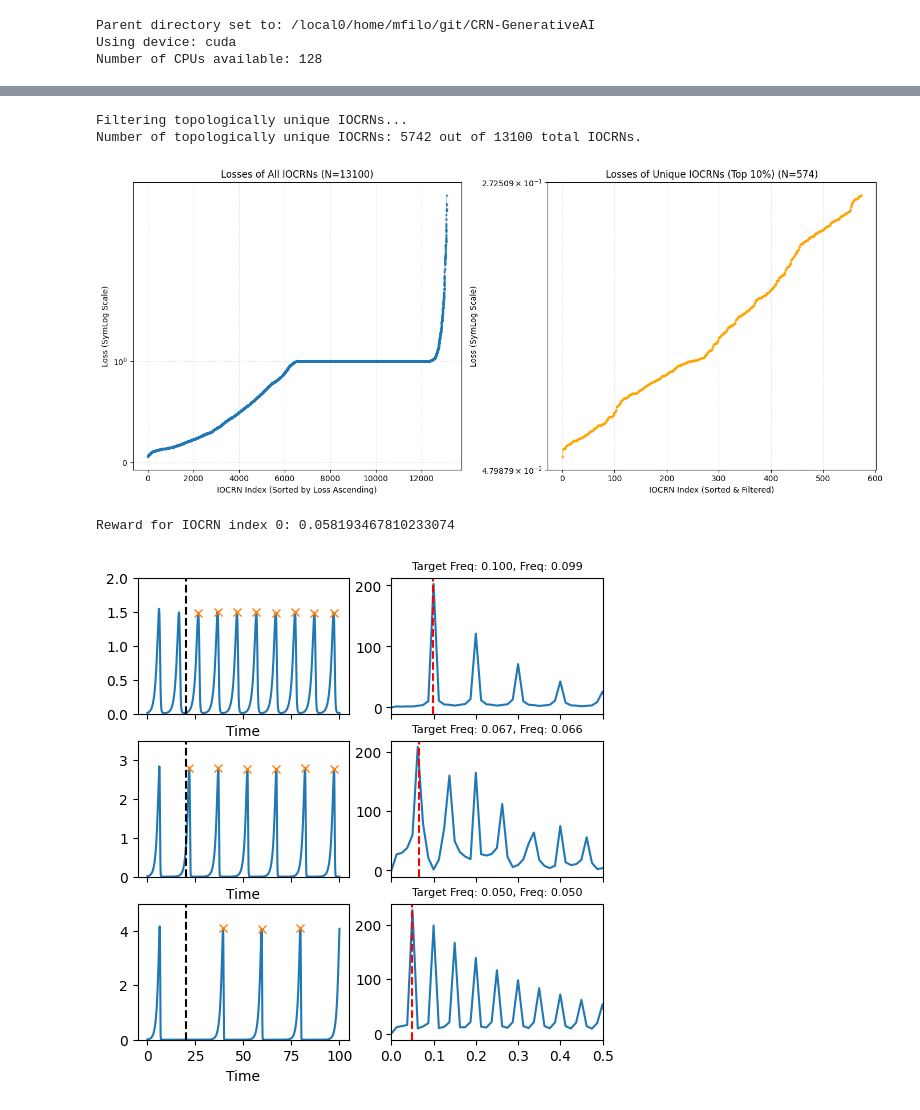
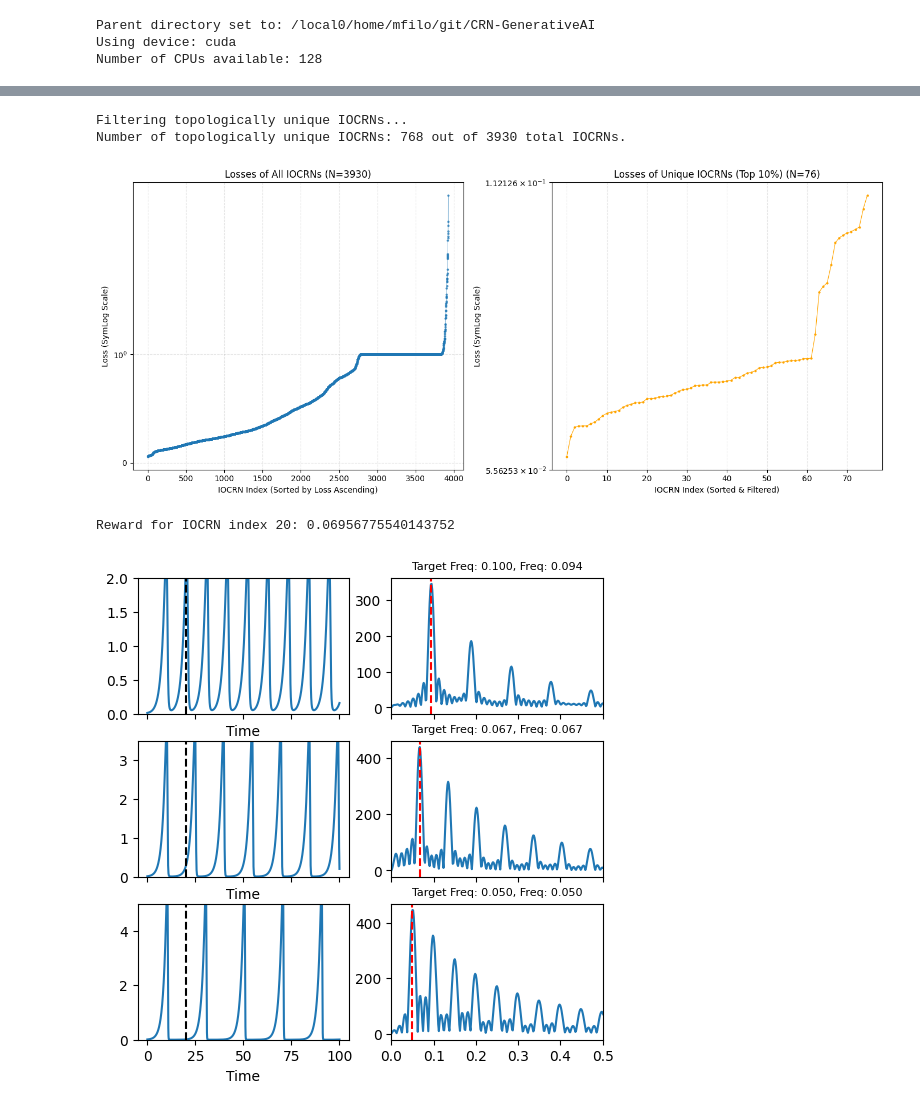
Before and after one commit to Maurice-Filo/GenAI-Net, a Jupyter notebook: apps_results_MAK_REINFORCE/oscillators_freq_3species_6rxns/plots/plot_results.ipynb, the cells around one changed output, grey strips where cells are left out. Cells and saved outputs as stored; diff of their text form; code cells hidden in the pictures.

```diff
--- a/apps_results_MAK_REINFORCE/oscillators_freq_3species_6rxns/plots/plot_results.ipynb
+++ b/apps_results_MAK_REINFORCE/oscillators_freq_3species_6rxns/plots/plot_results.ipynb
@@ -8,7 +8,7 @@ sys.path.append(parent_dir)
 print('Parent directory set to:', parent_dir)
 
 # Specify the target directory
-target_directory = '/local0/home/mfilo/git/CRN-GenerativeAI/apps_results_MAK_REINFORCE/oscillators_freq_3species_6rxns/'
+target_directory = '/local0/home/mfilo/git/CRN-GenerativeAI/apps_results_MAK_REINFORCE/oscillators_freq_3species_6rxns_final/'
 
 # Import general packages
 import torch
@@ -18,6 +18,7 @@ from joblib import Parallel, delayed
 import matplotlib.pyplot as plt
 from matplotlib.ticker import MaxNLocator
 from matplotlib.lines import Line2D
+from mpl_toolkits.axes_grid1.inset_locator import inset_axes, mark_inset
 
 # Import CRN packages
 from RL4CRN.iocrns.iocrn import IOCRN
@@ -288,12 +289,12 @@ def plot_unique_rewards(all_iocrns, filter_flag=True, top_percentile=100, figsiz
 all_iocrns_sorted, all_iocrns_sorted_filtered = plot_unique_rewards(all_iocrns, filter_flag=filter_flag, top_percentile=10, figsize=(14, 6))
 # %% [output]
 Filtering topologically unique IOCRNs...
-Number of topologically unique IOCRNs: 5742 out of 13100 total IOCRNs.
+Number of topologically unique IOCRNs: 768 out of 3930 total IOCRNs.
-[figure, old version]
+[figure, new version]
 # %%
 from scipy.signal import find_peaks
 # Index of IOCRN
-i = 0
+i = 20
 
 # Extract the simulation info
 info = all_iocrns_sorted_filtered[i].last_task_info
@@ -308,9 +309,10 @@ mask = t >= t0
 # Get the sampling time and number of samples
 dt = float(np.mean(np.diff(t[mask])))
 N = int(mask.sum())
+Npad = 8*N
 
 # Construct the frequency axis
-freqs = np.fft.rfftfreq(N, d=dt)
+freqs = np.fft.rfftfreq(Npad, d=dt)
 
 ylim = [2, 3.5, 5]
 fig, axes = plt.subplots(nrows=len(f_list), ncols=2, figsize=(6, 2*len(f_list)), sharex='col')
@@ -322,36 +324,36 @@ for j in range(len(f_list)):
     # Remove the mean
     y_mean = np.mean(y)
     y = y - y_mean
 
     # Compute the FFT and its magnitude
-    Y = np.fft.rfft(y)
+    Y = np.fft.rfft(y, n=Npad)
     mag = np.abs(Y)
 
     # Compute peaks in time domain
     dyn = float(np.max(y) - np.min(y))
     prom = max(0.01, 0.05 * dyn)
     peaks_idx = find_peaks(y, prominence=prom)[0]
     peaks_time = t[mask][peaks_idx]
     peaks = y[peaks_idx] + y_mean
 
     # Estimate Frequency from peaks
     periods = np.diff(peaks_time)
     avg_period = np.mean(periods)
     estimated_frequency = 1.0 / avg_period
 
     # Plot the frequency contents and time response
     axes[j, 0].plot(t, outs[j][0, :])
     axes[j, 0].plot(peaks_time, peaks, "x")
     axes[j, 0].axvline(x=t0, color="black", ls="--")
     axes[j, 0].set_ylim(0, ylim[j])
     axes[j, 0].set_xlabel('Time')
     axes[j, 1].plot(freqs, mag)
     axes[j, 1].axvline(x=estimated_frequency, color="red", ls="--")
     axes[j, 1].set_xlim(0, 0.5)
     axes[j, 1].set_title(f'Target Freq: {f_list[j][0]:.3f}, Freq: {estimated_frequency:.3f}', fontsize=8)
 # %% [output]
-Reward for IOCRN index 0: 0.058193467810233074
+Reward for IOCRN index 20: 0.06956775540143752
-[figure, old version]
+[figure, new version]
 # %%
 # Select the top IOCRNs and top topologically unique IOCRNs to visualize
 n_unfiltered = 100
```
Also changed, not shown: parts of 13 cells of this notebook, 43 other files.
